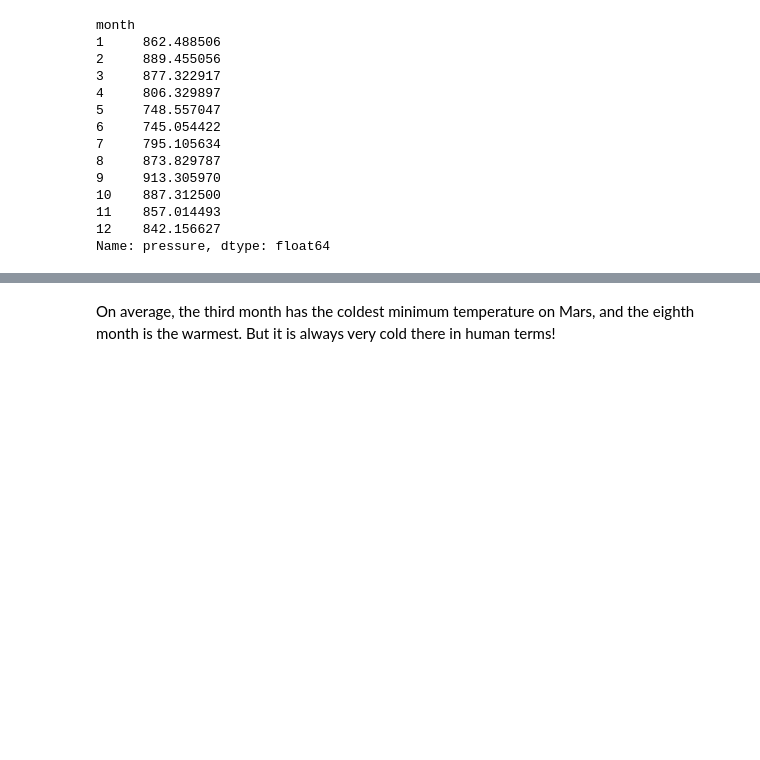
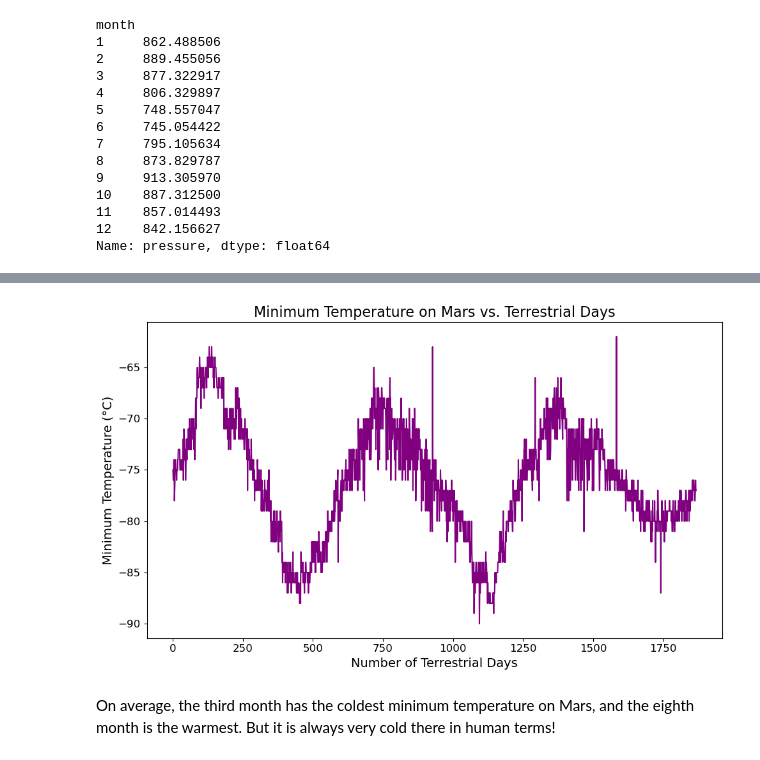
Before and after one commit to loriandler/web-scraping-challenge, a Jupyter notebook: part_2_mars_weather.ipynb, the cells around one changed output, grey strips where cells are left out. Saved outputs shown, nothing was run; the diff lists cells and outputs as text; code cells hidden in the pictures; blank space fills up the shorter version.

```diff
--- a/part_2_mars_weather.ipynb
+++ b/part_2_mars_weather.ipynb
@@ -203,4 +192,9 @@ Analyze your dataset by using Pandas functions to answer the following questions
 Name: month, dtype: int64
 # %%
 # 2. How many Martian days' worth of data are there?
+# Martian days = sol
+
+unique_sols = mars_df['sol'].nunique()
+
+print("Number of Martian days' worth of data:" , unique_sols)
 # %% [output]
@@ -258,3 +298,27 @@ Name: pressure, dtype: float64
+# %%
+# 5. How many terrestrial (earth) days are there in a Martian year?
+
+
+# Calculate the number of terrestrial days in a Martian year
+mars_to_earth_day_ratio = 1.0275
+martian_year_in_earth_days = unique_sols / mars_to_earth_day_ratio
+
+# Create the graph
+plt.figure(figsize=(10, 6))
+plt.plot(range(1, len(mars_df) + 1), mars_df['min_temp'], color='purple')
+plt.title('Minimum Temperature on Mars vs. Terrestrial Days', fontsize=16)
+plt.xlabel('Number of Terrestrial Days', fontsize=14)
+plt.ylabel('Minimum Temperature (°C)', fontsize=14)
+plt.xticks(fontsize=12)
+plt.yticks(fontsize=12)
+
+
+plt.tight_layout()
+
+# Show the graph
+plt.show()
+# %% [output]
+[figure, added]
 # %% [markdown]
 On average, the third month has the coldest minimum temperature on Mars, and the eighth month is the warmest. But it is always very cold there in human terms!
 # %% [markdown]
```
Also changed, not shown: parts of 26 cells of this notebook, 5 other files.
